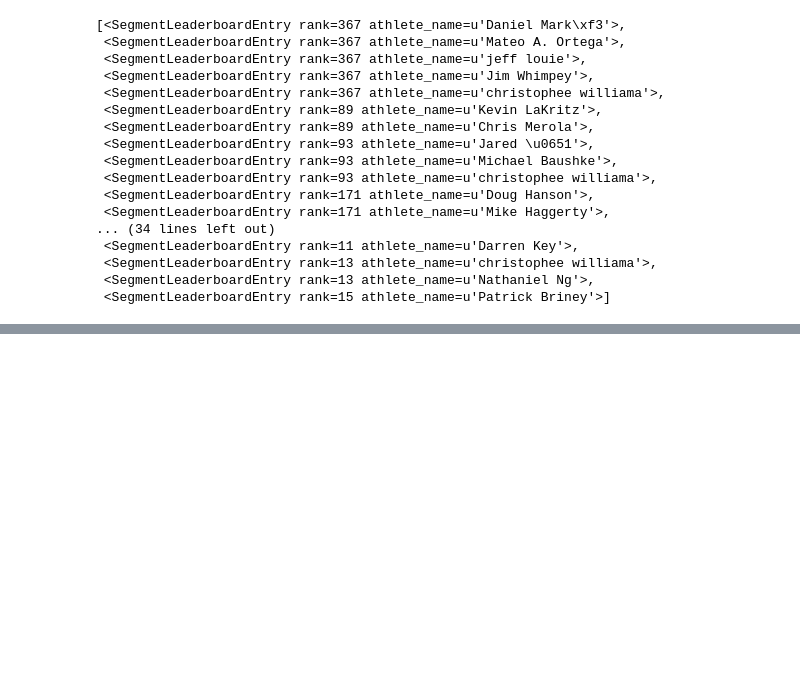
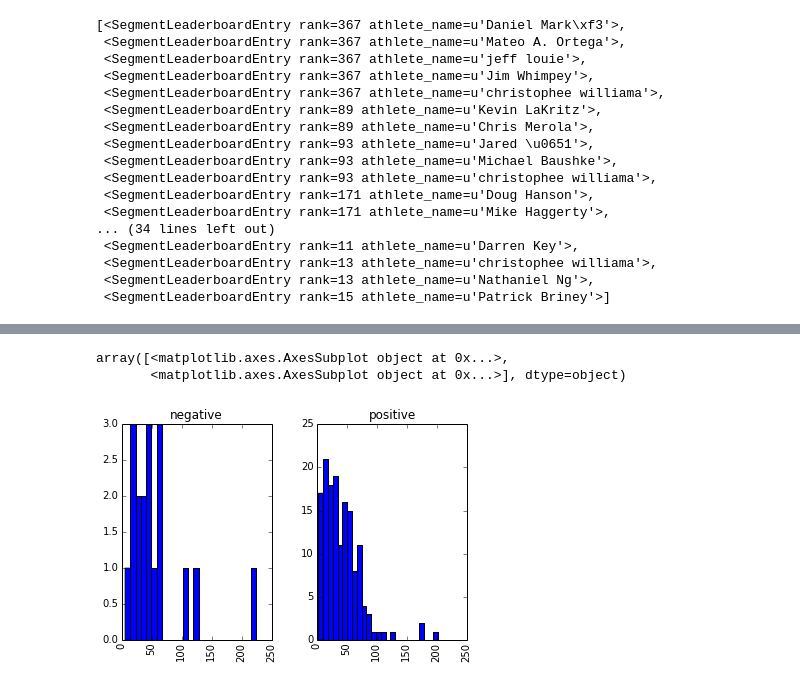
Before and after one commit to williaster/strava_buddies, a Jupyter notebook: strava_data.ipynb, the cells around one changed output, grey strips where cells are left out. Saved outputs shown, nothing was run; the diff lists cells and outputs as text; code cells hidden in the pictures; blank space fills up the shorter version.

```diff
--- a/strava_data.ipynb
+++ b/strava_data.ipynb
@@ -411,0 +598,6 @@ me.id
+# %%
+my_id = client.get_athlete().id
+connect_ids = get_user_connection_ids(client)
+# %%
+data = merge_act_inner
+#data.head()
@@ -411,0 +637,3 @@ me.id
+# %%
+my_metrics = athletes[athletes["athlete_id"] == my_id].ix[:,"ride_count":"run_count"]
+my_metrics
@@ -411,0 +732,10 @@ me.id
+# %%
+result_euclid = data.apply(euclidian, axis=1)
+result_cosine = data.apply(cosine, axis=1)
+
+result_inv_euclid = data.apply(inv_euclidian, axis=1)
+result_inv_cosine = data.apply(inv_cosine, axis=1)
+
+result_add      = data.apply(add, axis=1)
+result_product  = data.apply(product, axis=1)
+result_quotient = data.apply(quotient, axis=1)
@@ -411,0 +750,6 @@ me.id
+# %%
+result_euclid.hist(column="similarity", by="class", bins=25)
+# %% [output]
+array([<matplotlib.axes.AxesSubplot object at 0x...>,
+       <matplotlib.axes.AxesSubplot object at 0x...>], dtype=object)
+[figure, added]
```
Also changed, not shown: parts of 52 cells of this notebook, 13 other files.
